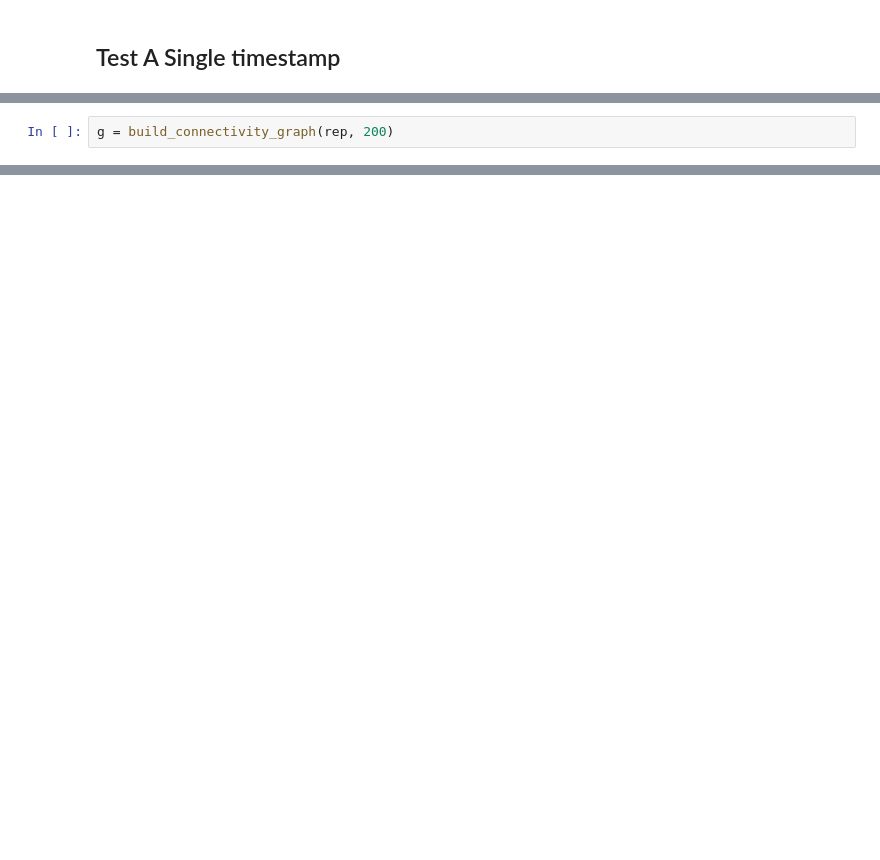
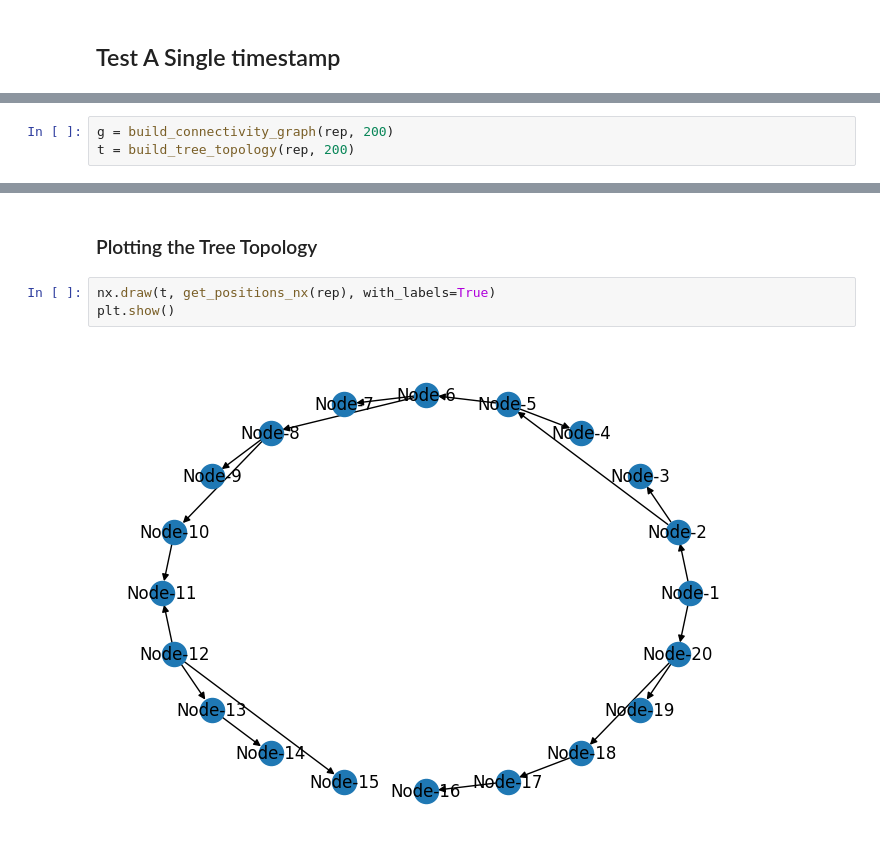
Before and after one commit to damiano-salvaterra/SPE-project, a Jupyter notebook: src/evaluation/analisys.ipynb, the cells around one changed output, grey strips where cells are left out. Drawn from its saved outputs; the diff is of its cells as text; blank space fills up the shorter version.

```diff
--- a/src/evaluation/analisys.ipynb
+++ b/src/evaluation/analisys.ipynb
@@ -91,2 +169,3 @@ import matplotlib.pyplot as plt
 # %%
 g = build_connectivity_graph(rep, 200)
+t = build_tree_topology(rep, 200)
@@ -106,0 +179,7 @@ plt.show()
+# %% [markdown]
+### Plotting the Tree Topology
+# %%
+nx.draw(t, get_positions_nx(rep), with_labels=True)
+plt.show()
+# %% [output]
+[figure, added]
```
Also changed, not shown: parts of 19 cells of this notebook, 6 other files.
